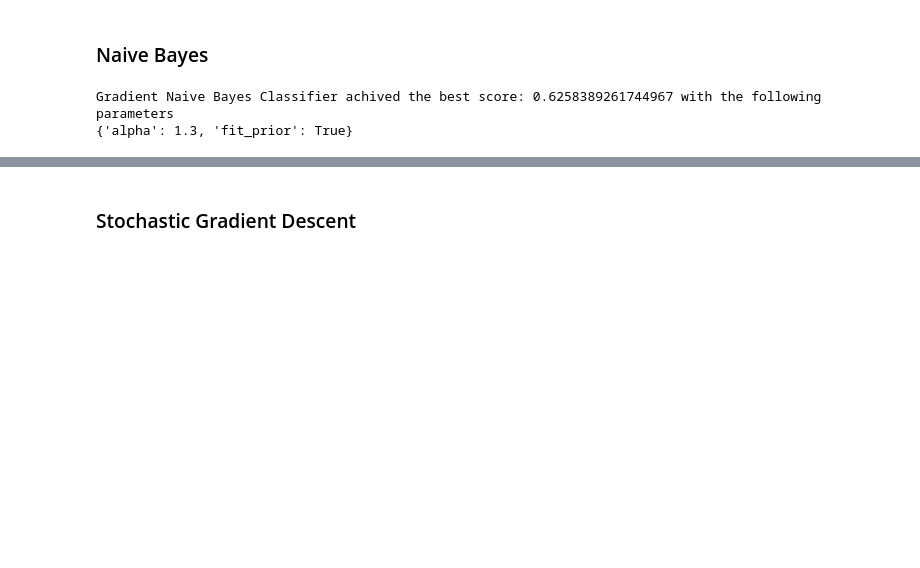
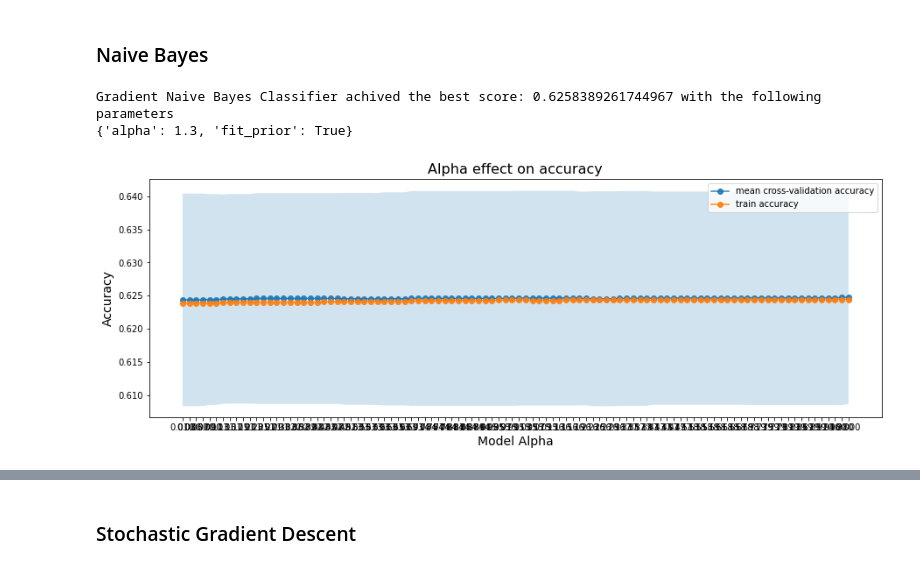
Before and after one commit to DanielBotnik/LanguageDetectionProject, a Jupyter notebook: main.ipynb, the cells around one changed output, grey strips where cells are left out. Cells and saved outputs as stored; diff of their text form; code cells hidden in the pictures; blank space fills up the shorter version.

```diff
--- a/main.ipynb
+++ b/main.ipynb
@@ -261,6 +292,22 @@ print_gcv_result('Gradient Naive Bayes Classifier',gcv)
 # %% [output]
 Gradient Naive Bayes Classifier achived the best score: 0.6258389261744967 with the following parameters
 {'alpha': 1.3, 'fit_prior': True}
+# %%
+stds = []
+means = []
+accuracy_scores = []
+for alpha in np.linspace(0.01,2,100):
+    model = MultinomialNB(alpha=alpha)
+    cross_scores = cross_val_score(model, X, y, cv=5, scoring='accuracy')
+    means.append(cross_scores.mean())
+    stds.append(cross_scores.std())
+    accuracy_scores.append(model.fit(X, y).score(X, y))
+means = np.array(means)
+stds = np.array(stds)
+accuracy_scores = np.array(accuracy_scores)
+plot_cross_validation(np.linspace(0.01,2,100),means,stds,accuracy_scores,'Alpha effect on accuracy','Model Alpha')
+# %% [output]
+[figure, added]
 # %%
 clf = MultinomialNB()
 clf.fit(X_train,y_train)
```
Also changed, not shown: parts of 16 cells of this notebook.
